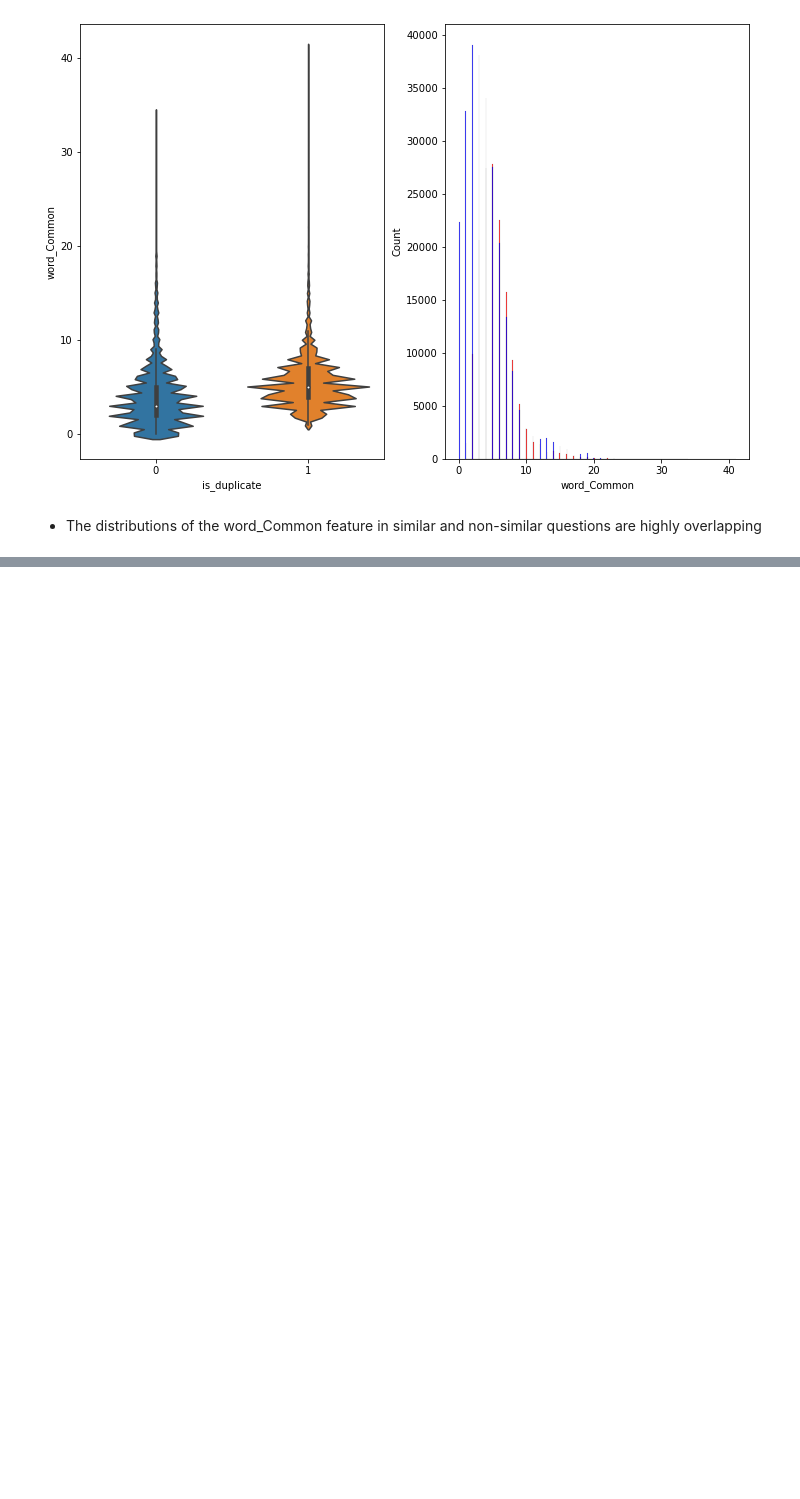
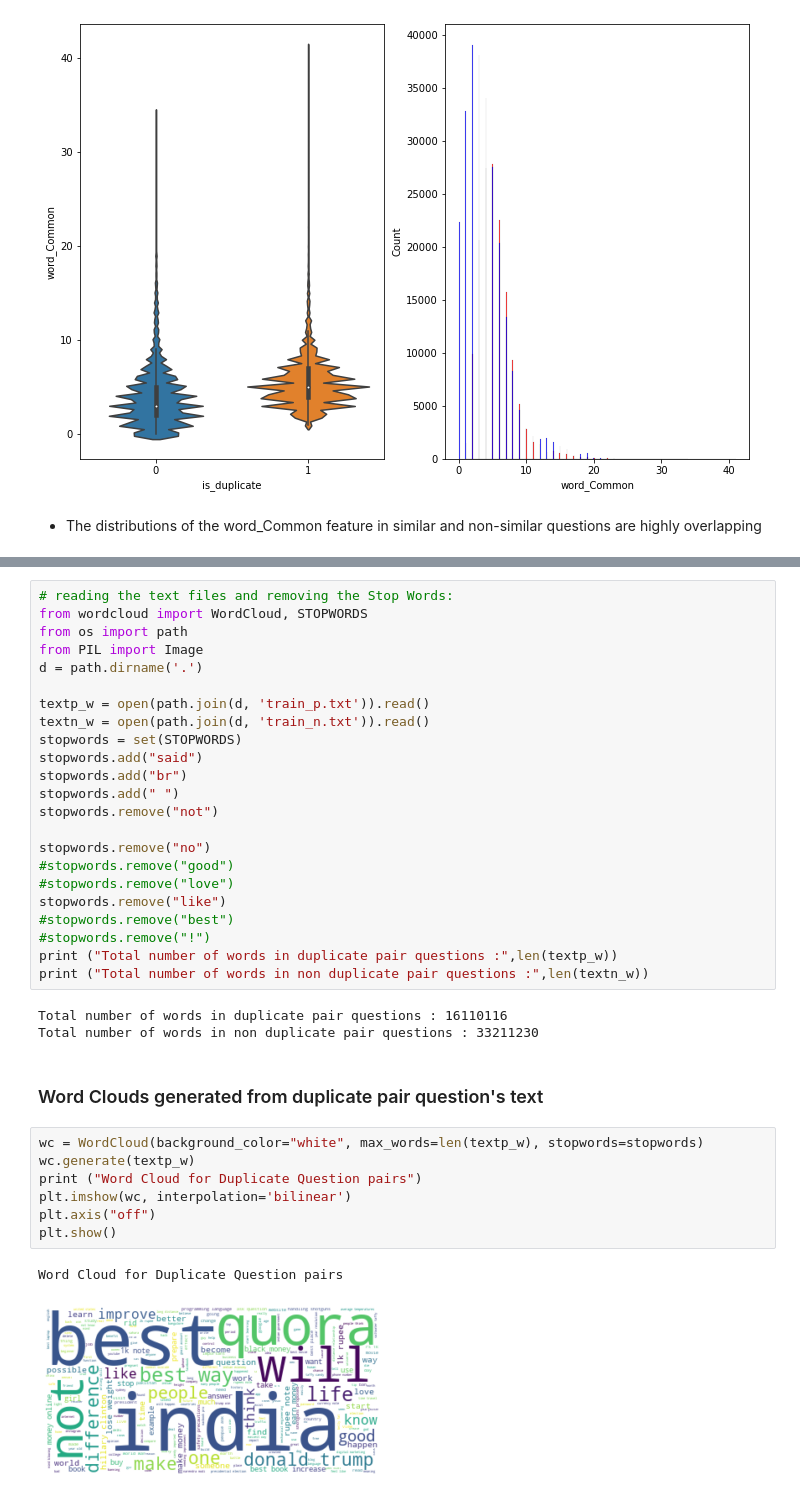
Before and after one commit to Udaykumar447/Real-World-Data-Science-Projects, a Jupyter notebook: Machine Learning Projects/Quora Question Pair Similarity Problem/Quora Question Pair Similarity Problem.ipynb, the cells around one changed output, grey strips where cells are left out. Saved outputs shown, nothing was run; the diff lists cells and outputs as text; blank space fills up the shorter version.

```diff
--- a/Machine Learning Projects/Quora Question Pair Similarity Problem/Quora Question Pair Similarity Problem.ipynb
+++ b/Machine Learning Projects/Quora Question Pair Similarity Problem/Quora Question Pair Similarity Problem.ipynb
@@ -287,0 +552,38 @@ plt.show()
+# %%
+# reading the text files and removing the Stop Words:
+from wordcloud import WordCloud, STOPWORDS
+from os import path
+from PIL import Image
+d = path.dirname('.')
+
+textp_w = open(path.join(d, 'train_p.txt')).read()
+textn_w = open(path.join(d, 'train_n.txt')).read()
+stopwords = set(STOPWORDS)
+stopwords.add("said")
+stopwords.add("br")
+stopwords.add(" ")
+stopwords.remove("not")
+
+stopwords.remove("no")
+#stopwords.remove("good")
+#stopwords.remove("love")
+stopwords.remove("like")
+#stopwords.remove("best")
+#stopwords.remove("!")
+print ("Total number of words in duplicate pair questions :",len(textp_w))
+print ("Total number of words in non duplicate pair questions :",len(textn_w))
+# %% [output]
+Total number of words in duplicate pair questions : 16110116
+Total number of words in non duplicate pair questions : 33211230
+# %% [markdown]
+### Word Clouds generated from  duplicate pair question's text
+# %%
+wc = WordCloud(background_color="white", max_words=len(textp_w), stopwords=stopwords)
+wc.generate(textp_w)
+print ("Word Cloud for Duplicate Question pairs")
+plt.imshow(wc, interpolation='bilinear')
+plt.axis("off")
+plt.show()
+# %% [output]
+Word Cloud for Duplicate Question pairs
+[figure, added]
```
Also changed, not shown: parts of 33 cells of this notebook.
